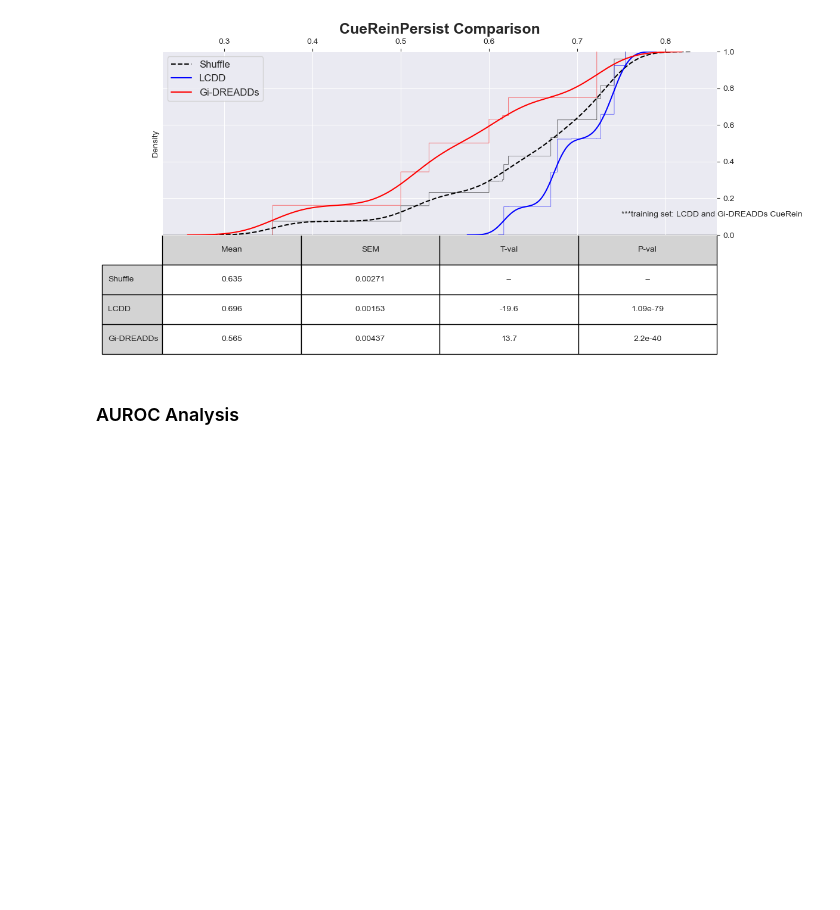
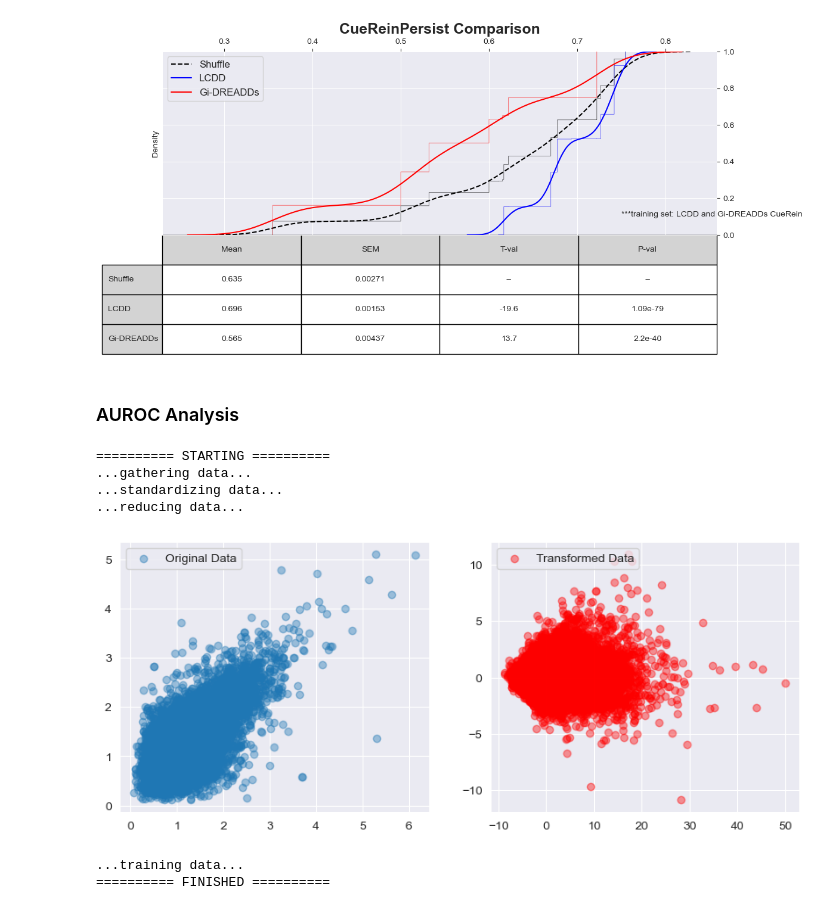
Before and after one commit to datasiansalsa/LC-PrL-DREADDs_Self-Admin_Analysis, a Jupyter notebook: cue_analysis/LC-PrL-DREADDs/LC-PrL-DREADDs_cue_analysis_JJB.ipynb, the cells around one changed output. Cells and saved outputs as stored; diff of their text form; code cells hidden in the pictures; blank space fills up the shorter version.

Commit message:
AUROC Analysis for LCDD and Gi-DREADDs

```diff
--- a/cue_analysis/LC-PrL-DREADDs/LC-PrL-DREADDs_cue_analysis_JJB.ipynb
+++ b/cue_analysis/LC-PrL-DREADDs/LC-PrL-DREADDs_cue_analysis_JJB.ipynb
@@ -289,7 +316,7 @@ CLASSIFIER = LogisticRegression()
 CROSS_VALIDATION = 5
 NUM_ITERATIONS = 10
 OBJECT = StandardScaler(with_mean=True)
-DIMENSION_REDUCTION = PCA(n_components=10, whiten=True)
+DIMENSION_REDUCTION = PCA(n_components=10)
 MODEL = RandomizedSearchCV(CLASSIFIER, SPACE, cv=CROSS_VALIDATION, n_iter=NUM_ITERATIONS, refit=True)
 # %%
 #decoding variables of interest
@@ -682,3 +710,68 @@ def plot_sklearn_roc_curve(y_real, y_pred, group, day, color):
     plt.plot([0, 1], [0, 1], color = 'k', linestyle='--')
     plt.legend([group])
     plt.title(day, fontsize=14, fontweight='bold')
+# %%
+#TRAINING DATA
+
+#initialize group(s)
+groups = ['CueRein']
+indir_list = [LCDD_cueRein_dir]
+animals_of_interest_list = [LCDD_cueRein_animals]
+
+print('========== STARTING ==========')
+
+print('...gathering data...')
+train_set = []
+train_target = []
+for index in range(len(groups)):
+    animals_of_interest = animals_of_interest_list[index]
+    indir = indir_list[index]
+    for animal in animals_of_interest:
+        try:
+            fovs = next(os.walk(os.path.join(indir, animal)))[1]
+            for fov in sorted(fovs):
+                trials = np.load(os.path.join(indir, animal, fov, 'alignedActiveLeverCueData.npy'))
+                flags = np.load(os.path.join(indir, animal, fov, 'classificationFlags.npy'))
+                for neuron in range(trials.shape[2]):
+                    for trial in range(trials.shape[0]):
+                        train_set.append(trials[trial,response_epoch[0]:response_epoch[1],neuron])
+                        train_target.append(flags[trial])
+        except:
+            print('*** ERROR: %s has no file ***'%(animal))
+#X and y training data
+X = np.array(train_set)
+y = np.array(train_target)
+
+fig, ax = plt.subplots(1, 2, figsize = (10,4))
+sns.set_style('darkgrid')
+ax[0].scatter(X[:,0], X[:,1], alpha=.4)
+ax[0].legend(['Original Data'], loc=2)
+
+print('...standardizing data...')
+#standardize data
+standardize = OBJECT
+stand_X = standardize.fit_transform(X)
+
+print('...reducing data...')
+#reduce dimensions while maintaining variance
+reduction = DIMENSION_REDUCTION
+reduced_X = reduction.fit_transform(stand_X)
+
+sns.set_style('darkgrid')
+ax[1].scatter(reduced_X[:,0], reduced_X[:,1], alpha=.4, color='red')
+ax[1].legend(['Transformed Data'], loc=2)
+plt.show()
+
+print('...training data...')
+#accuracy
+MODEL.fit(reduced_X, y)
+
+print('========== FINISHED ==========')
+# %% [output]
+========== STARTING ==========
+...gathering data...
+...standardizing data...
+...reducing data...
+[figure, added]
+...training data...
+========== FINISHED ==========
```
Also changed, not shown: parts of 7 cells of this notebook, 3 other files.
